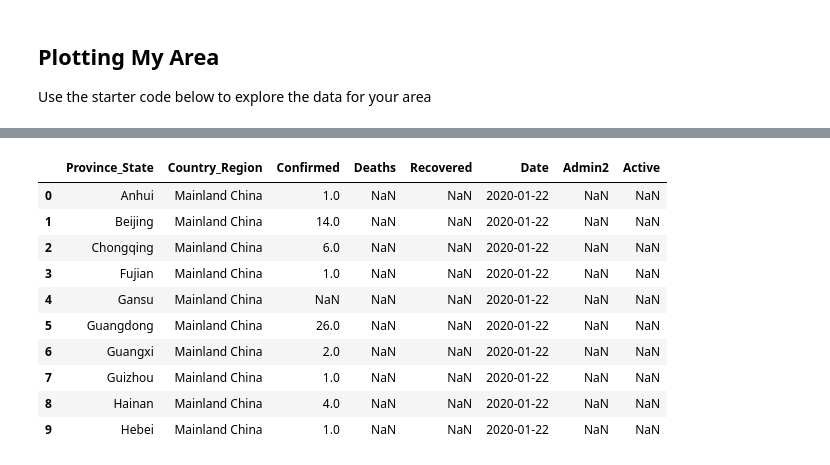
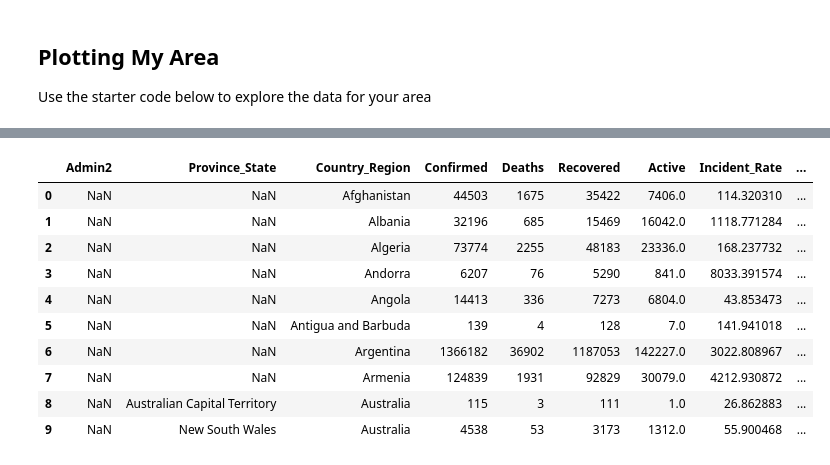
Before and after one commit to databricks/devrel, a Jupyter notebook: 2020-04-15 | Data Analysis with Pandas /Plotting My Area Lab.ipynb, the cells around one changed output, grey strips where cells are left out. Cells and saved outputs as stored; diff of their text form; code cells hidden in the pictures.

```diff
--- a/2020-04-15 | Data Analysis with Pandas /Plotting My Area Lab.ipynb
+++ b/2020-04-15 | Data Analysis with Pandas /Plotting My Area Lab.ipynb
@@ -2,3 +2,28 @@
 ## Plotting My Area
 
 Use the starter code below to explore the data for your area
+# %%
+src_path_base = "dbfs:/databricks-datasets/COVID/CSSEGISandData/csse_covid_19_data/csse_covid_19_daily_reports/"
+dest_path_base = "file:////tmp/covid_daily_reports/"
+
+files = [
+ '11-21-2020.csv',
+ '11-22-2020.csv',
+ '11-23-2020.csv',
+ '11-24-2020.csv',
+ '11-25-2020.csv',
+ '11-26-2020.csv',
+ '11-27-2020.csv',
+ '11-28-2020.csv',
+ '11-29-2020.csv',
+ '11-30-2020.csv'
+]
+
+all_files = []
+
+for file in files:
+  filename = dest_path_base+file
+  dbutils.fs.cp(src_path_base+file, filename)
+  all_files.append(filename)
+
+all_files
@@ -5,37 +32,33 @@ Use the starter code below to explore the data for your area
 # %%
 import datetime
-import glob
 import pandas as pd
-
-path = "/dbfs/databricks-datasets/COVID/CSSEGISandData/csse_covid_19_data/csse_covid_19_daily_reports"
-all_files = glob.glob(path + "/*.csv")
 
 dfs = []
 
 for filename in all_files:
   temp_df = pd.read_csv(filename)
   temp_df.columns = [c.replace("/", "_") for c in temp_df.columns]
   temp_df.columns = [c.replace(" ", "_") for c in temp_df.columns]
 
   month, day, year = filename.split("/")[-1].replace(".csv", "").split("-")
   d = datetime.date(int(year), int(month), int(day))
   temp_df["Date"] = d
 
   dfs.append(temp_df)
 
 all_days_df = pd.concat(dfs, axis=0, ignore_index=True, sort=False)
-all_days_df = all_days_df.drop(["Latitude", "Longitude", "Lat", "Long_", "FIPS", "Combined_Key", "Last_Update"], axis=1)
+all_days_df = all_days_df.drop(["Lat", "Long_", "FIPS", "Combined_Key", "Last_Update"], axis=1)
 
 all_days_df.head(10)
 # %% [output]
-|  | Province_State | Country_Region | Confirmed | Deaths | Recovered | Date | Admin2 | Active |
-| 0 | Anhui | Mainland China | 1.0 | NaN | NaN | 2020-01-22 | NaN | NaN |
-| 1 | Beijing | Mainland China | 14.0 | NaN | NaN | 2020-01-22 | NaN | NaN |
-| 2 | Chongqing | Mainland China | 6.0 | NaN | NaN | 2020-01-22 | NaN | NaN |
-| 3 | Fujian | Mainland China | 1.0 | NaN | NaN | 2020-01-22 | NaN | NaN |
-| 4 | Gansu | Mainland China | NaN | NaN | NaN | 2020-01-22 | NaN | NaN |
-| 5 | Guangdong | Mainland China | 26.0 | NaN | NaN | 2020-01-22 | NaN | NaN |
-| 6 | Guangxi | Mainland China | 2.0 | NaN | NaN | 2020-01-22 | NaN | NaN |
-| 7 | Guizhou | Mainland China | 1.0 | NaN | NaN | 2020-01-22 | NaN | NaN |
-| 8 | Hainan | Mainland China | 4.0 | NaN | NaN | 2020-01-22 | NaN | NaN |
-| 9 | Hebei | Mainland China | 1.0 | NaN | NaN | 2020-01-22 | NaN | NaN |
+|  | Admin2 | Province_State | Country_Region | Confirmed | Deaths | Recovered | Active | Incident_Rate | ... |
+| 0 | NaN | NaN | Afghanistan | 44503 | 1675 | 35422 | 7406.0 | 114.320310 | ... |
+| 1 | NaN | NaN | Albania | 32196 | 685 | 15469 | 16042.0 | 1118.771284 | ... |
+| 2 | NaN | NaN | Algeria | 73774 | 2255 | 48183 | 23336.0 | 168.237732 | ... |
+| 3 | NaN | NaN | Andorra | 6207 | 76 | 5290 | 841.0 | 8033.391574 | ... |
+| 4 | NaN | NaN | Angola | 14413 | 336 | 7273 | 6804.0 | 43.853473 | ... |
+| 5 | NaN | NaN | Antigua and Barbuda | 139 | 4 | 128 | 7.0 | 141.941018 | ... |
+| 6 | NaN | NaN | Argentina | 1366182 | 36902 | 1187053 | 142227.0 | 3022.808967 | ... |
+| 7 | NaN | NaN | Armenia | 124839 | 1931 | 92829 | 30079.0 | 4212.930872 | ... |
+| 8 | NaN | Australian Capital Territory | Australia | 115 | 3 | 111 | 1.0 | 26.862883 | ... |
+| 9 | NaN | New South Wales | Australia | 4538 | 53 | 3173 | 1312.0 | 55.900468 | ... |
```
Also changed, not shown: parts of 1 cell of this notebook, 1 other file.
